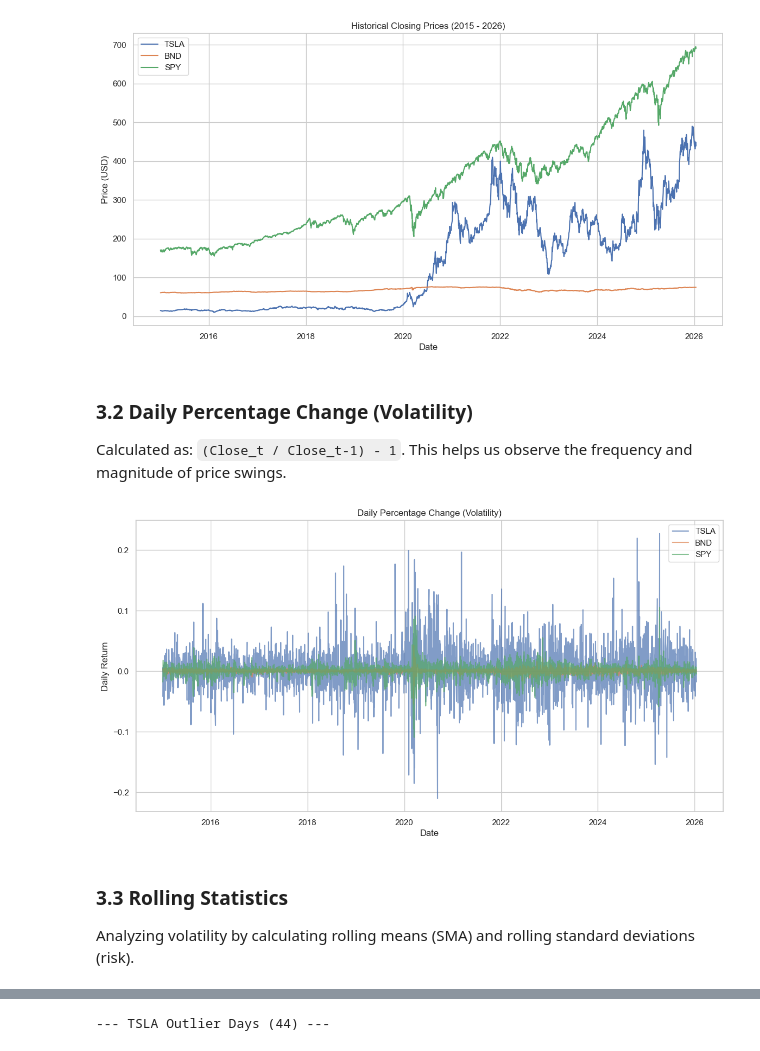
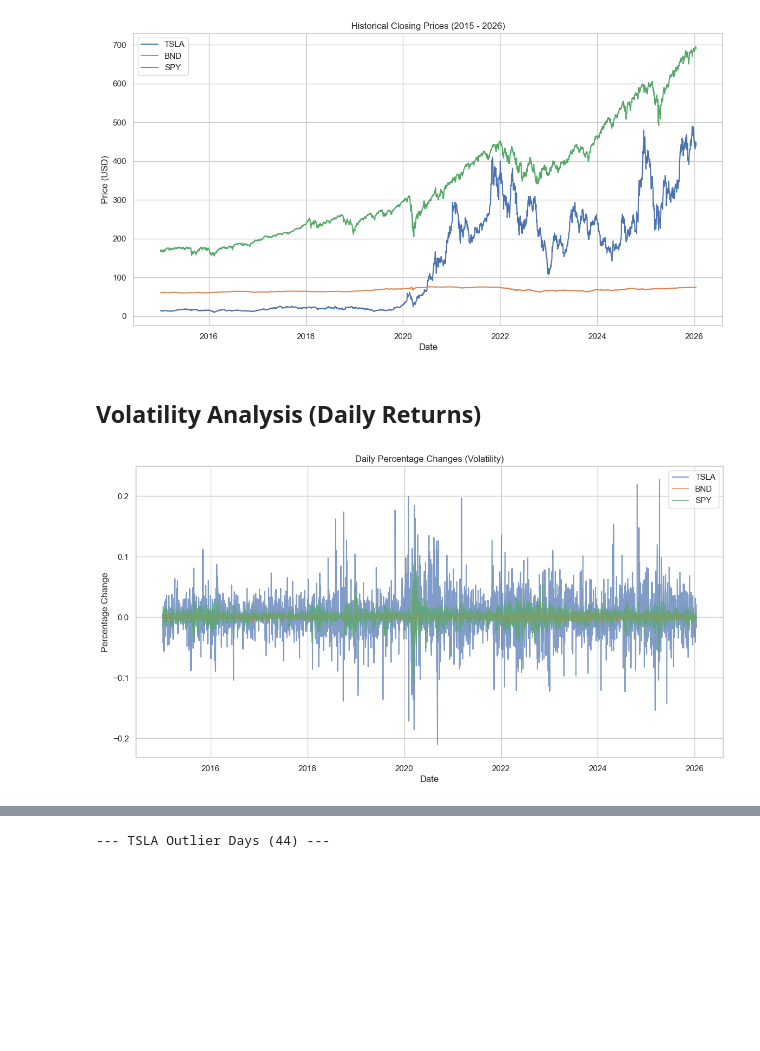
Before and after one commit to soltsega/Time-Series-Forecasting-for-Portfolio-Management-Optimization, a Jupyter notebook: notebooks/EDA.ipynb, the cells around one changed output, grey strips where cells are left out. Drawn from its saved outputs; the diff is of its cells as text; code cells hidden in the pictures; blank space fills up the shorter version.

Commit message:
update in each notebook

```diff
--- a/notebooks/EDA.ipynb
+++ b/notebooks/EDA.ipynb
@@ -105,0 +111,5 @@ Visualizing the closing price over time to identify long-term trends.
+# %%
+# Generate descriptive statistics for each asset
+for asset in assets:
+    print(f"\n--- {asset} Descriptive Statistics ---")
+    display(dfs[asset].describe())
@@ -115,24 +159,22 @@ plt.legend()
 plt.show()
 # %% [output]
 [figure]
-# %% [markdown]
-### 3.2 Daily Percentage Change (Volatility)
-Calculated as: `(Close_t / Close_t-1) - 1`. This helps us observe the frequency and magnitude of price swings.
+# %% [markdown]
+## Volatility Analysis (Daily Returns)
 # %%
+# Calculate and plot daily percentage changes
 for asset in assets:
     dfs[asset]['Daily_Return'] = dfs[asset]['Close'].pct_change()
+    dfs[asset].dropna(inplace=True)
 
 plt.figure(figsize=(14, 7))
 for asset in assets:
     plt.plot(dfs[asset].index, dfs[asset]['Daily_Return'], label=asset, alpha=0.7)
 
-plt.title('Daily Percentage Change (Volatility)')
+plt.title('Daily Percentage Changes (Volatility)')
 plt.xlabel('Date')
-plt.ylabel('Daily Return')
+plt.ylabel('Percentage Change')
 plt.legend()
 plt.show()
 # %% [output]
-[figure, old version]
+[figure, new version]
-# %% [markdown]
-### 3.3 Rolling Statistics
-Analyzing volatility by calculating rolling means (SMA) and rolling standard deviations (risk).
```
Also changed, not shown: parts of 17 cells of this notebook, 2 other files.
